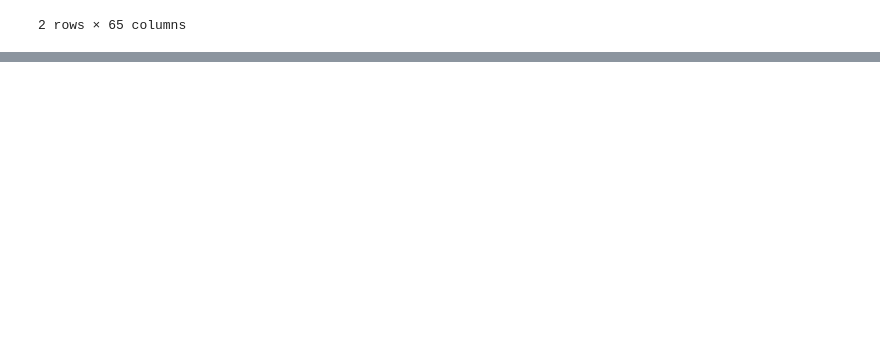
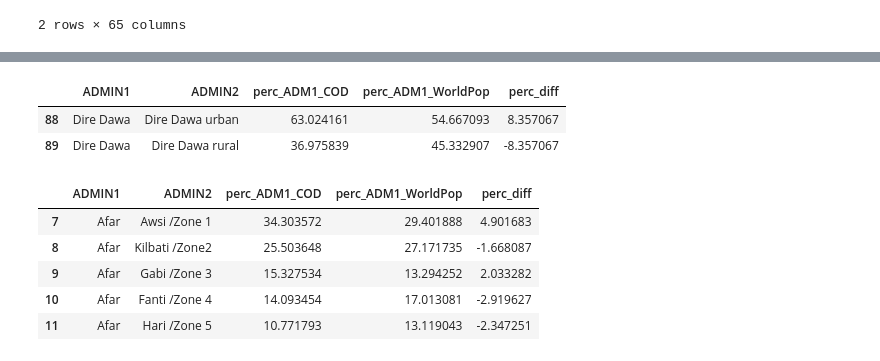
Before and after one commit to OCHA-DAP/pa-anticipatory-action, a Jupyter notebook: analyses/ethiopia/notebooks/eth_fewsnet_aggregate_lhadm2.ipynb, the cells around one changed output, grey strips where cells are left out. Cells and saved outputs as stored; diff of their text form; code cells hidden in the pictures; blank space fills up the shorter version.

```diff
--- a/analyses/ethiopia/notebooks/eth_fewsnet_aggregate_lhadm2.ipynb
+++ b/analyses/ethiopia/notebooks/eth_fewsnet_aggregate_lhadm2.ipynb
@@ -196,0 +194,9 @@ df_fadm[(df_fadm.date=="2016-02-01")][["ADMIN1","trigger_ML1_4_20","trigger_ML1_
+# %%
+#total numbers. WB is currently used in the df_focha
+df_adm2_popocha=pd.read_csv(os.path.join(country_folder,config.DATA_DIR,"Population_OCHA_2020","eth_admpop_adm2_20201028.csv"))
+pop_COD=df_adm2_popocha.sum()["Total"]
+pop_WP=df_fadm[df_fadm.date=="2020-10-01"].sum()["pop_CS"]
+pop_WB=df_focha[df_focha.date=="2020-10-01"].sum()["pop_CS"]
+print(f"population assigned of WorldPop: {pop_WP:.0f}")
+print(f"population assigned of WorldBank: {pop_WB:.0f} ({(pop_WP-pop_WB):.0f} less than WP)")
+print(f"population of COD: {pop_COD:.0f} ({(pop_WP-pop_COD):.0f} less than WP)")
@@ -196,0 +209,20 @@ df_fadm[(df_fadm.date=="2016-02-01")][["ADMIN1","trigger_ML1_4_20","trigger_ML1_
+# %%
+#compute percentage of pop adm1 per adm2 COD
+df_adm2_popocha=df_adm2_popocha[["ADM1_EN","ADM2_EN","Total"]]
+df_adm1_popocha=df_adm2_popocha.groupby("ADM1_EN",as_index=False).sum()
+#add population of adm1 to each adm2
+df_adm2_popocha=df_adm2_popocha.merge(df_adm1_popocha.rename(columns={"Total":"ADM1_Total"}),on="ADM1_EN",how="left")
+#compute percentage of pop adm1 per adm2
+df_adm2_popocha["perc_ADM1"]=df_adm2_popocha["Total"]/df_adm2_popocha["ADM1_Total"]*100
+# %%
+#compute percentage of pop adm1 per adm2 WorldPop
+adm2_popwp_path=os.path.join(fnwp_dir,config.FEWSWORLDPOP_PROCESSED_FILENAME.format(suffix=suffix,country=country,admin_level=2))
+df_adm2_popwp=pd.read_csv(adm2_popwp_path)
+df_adm2_popwp.date=pd.to_datetime(df_adm2_popwp.date)
+# df_adm1_popwp=df_fadm.groupby(["date","ADMIN1"],as_index=False).sum()
+df_adm2_popwp=df_adm2_popwp.merge(df_fadm[["date","ADMIN1","pop_CS"]],suffixes=("","_ADM1"),on=["date","ADMIN1"],how="left")
+df_adm2_popwp["perc_ADM1"]=df_adm2_popwp["pop_CS"]/df_adm2_popwp["pop_CS_ADM1"]*100
+# %%
+#compute difference two population sources
+df_adm2_merge=df_adm2_popocha[["ADM2_EN","perc_ADM1"]].merge(df_adm2_popwp[df_adm2_popwp.date=="2020-10-01"][["ADMIN1","ADMIN2","perc_ADM1"]],left_on="ADM2_EN",right_on="ADMIN2",suffixes=("_COD","_WorldPop"))
+df_adm2_merge["perc_diff"]=df_adm2_merge["perc_ADM1_COD"]-df_adm2_merge["perc_ADM1_WorldPop"]
@@ -196,0 +245,17 @@ df_fadm[(df_fadm.date=="2016-02-01")][["ADMIN1","trigger_ML1_4_20","trigger_ML1_
+# %%
+#show adm1 with largest diff
+df_adm2_merge[df_adm2_merge["ADMIN1"]=="Dire Dawa"][["ADMIN1","ADMIN2","perc_ADM1_COD","perc_ADM1_WorldPop","perc_diff"]]
+# %% [output]
+|  | ADMIN1 | ADMIN2 | perc_ADM1_COD | perc_ADM1_WorldPop | perc_diff |
+| 88 | Dire Dawa | Dire Dawa urban | 63.024161 | 54.667093 | 8.357067 |
+| 89 | Dire Dawa | Dire Dawa rural | 36.975839 | 45.332907 | -8.357067 |
+# %%
+#show adm1 with second largest diff
+df_adm2_merge[df_adm2_merge["ADMIN1"]=="Afar"][["ADMIN1","ADMIN2","perc_ADM1_COD","perc_ADM1_WorldPop","perc_diff"]]
+# %% [output]
+|  | ADMIN1 | ADMIN2 | perc_ADM1_COD | perc_ADM1_WorldPop | perc_diff |
+| 7 | Afar | Awsi /Zone 1 | 34.303572 | 29.401888 | 4.901683 |
+| 8 | Afar | Kilbati /Zone2 | 25.503648 | 27.171735 | -1.668087 |
+| 9 | Afar | Gabi /Zone 3 | 15.327534 | 13.294252 | 2.033282 |
+| 10 | Afar | Fanti /Zone 4 | 14.093454 | 17.013081 | -2.919627 |
+| 11 | Afar | Hari /Zone 5 | 10.771793 | 13.119043 | -2.347251 |
```
Also changed, not shown: parts of 15 cells of this notebook, 1 other file.
